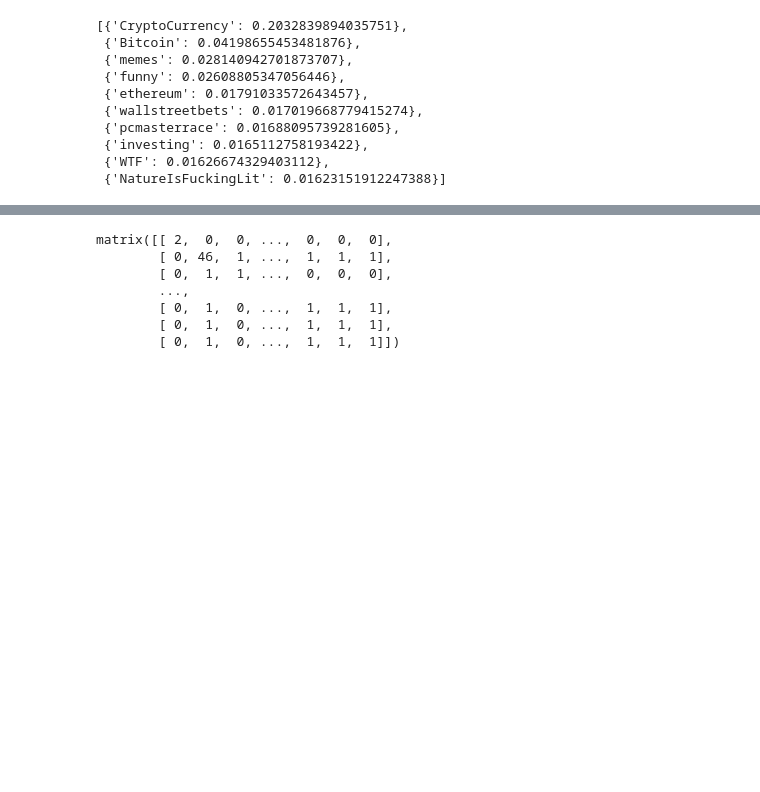
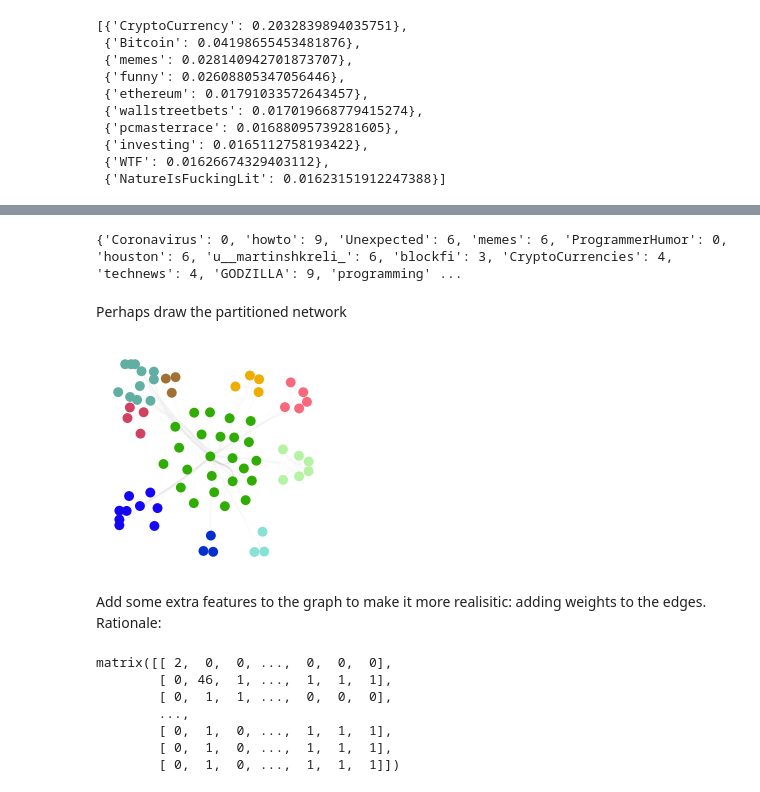
Before and after one commit to zachHFT/Optimal-Cryptocurrency-Trading-Strategies-Step2, a Jupyter notebook: Reddit_Analysis/reddit_webscraping.ipynb, the cells around one changed output, grey strips where cells are left out. Cells and saved outputs as stored; diff of their text form; code cells hidden in the pictures; blank space fills up the shorter version.

Commit message:
Adding plots to show community detection

```diff
--- a/Reddit_Analysis/reddit_webscraping.ipynb
+++ b/Reddit_Analysis/reddit_webscraping.ipynb
@@ -390,6 +393,38 @@ modularity maximization, modularity=  0.4857117262384663
 from networkx.algorithms.community import greedy_modularity_communities, girvan_newman
 c = list(greedy_modularity_communities(G_subreddits))
 #print(c)
+# %%
+import community as community_louvain
+partition = community_louvain.best_partition(G_subreddits) #louvain method
+print(partition) #output is in a useful form: {node:community_id}
+# %% [output]
+{'Coronavirus': 0, 'howto': 9, 'Unexpected': 6, 'memes': 6, 'ProgrammerHumor': 0, 'houston': 6, 'u__martinshkreli_': 6, 'blockfi': 3, 'CryptoCurrencies': 4, 'technews': 4, 'GODZILLA': 9, 'programming' ...
+# %% [markdown]
+Perhaps draw the partitioned network
+# %%
+from random import randint
+from netgraph import Graph, InteractiveGraph #more delicate network plotting package, works with igraph in R too
+
+n = 10
+colour = []
+community_to_colour = dict()
+for i in range(n):
+    colour.append('#%06X' % randint(0, 0xFFFFFF))
+    community_to_colour[i] = colour[i]
+
+node_colour = {node: community_to_colour[community_id] for (node, community_id) in partition.items()}
+
+plot_instance = InteractiveGraph(G_subreddits,
+      node_color=node_colour, node_edge_width=0, edge_alpha=0.1,
+      node_layout='community', node_layout_kwargs=dict(node_to_community=partition),
+      edge_layout='bundled', edge_layout_kwargs=dict(k=2000),
+)
+
+plt.show(plot_instance)
+# %% [output]
+[figure, added]
+# %% [markdown]
+Add some extra features to the graph to make it more realisitic: adding weights to the edges. Rationale:
 # %%
 A = nx.adjacency_matrix(g) #stored as a sparse matrix
 Asquared = (A ** 2).todense()
```
Also changed, not shown: parts of 5 cells of this notebook.
